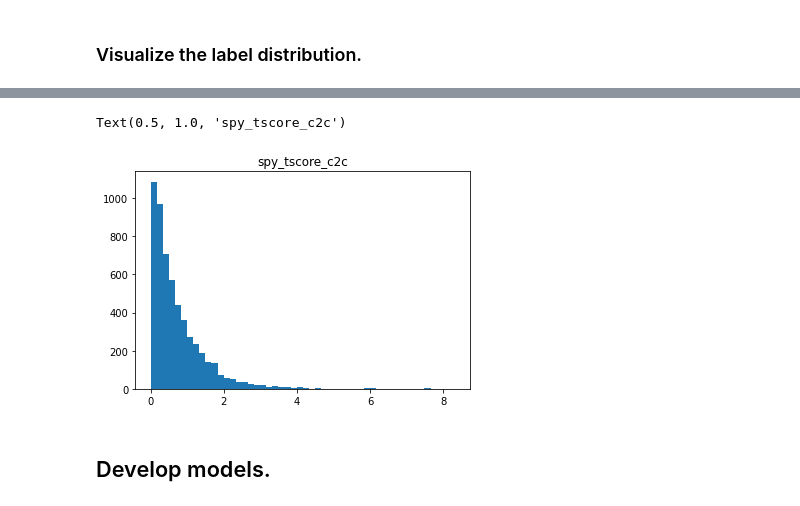
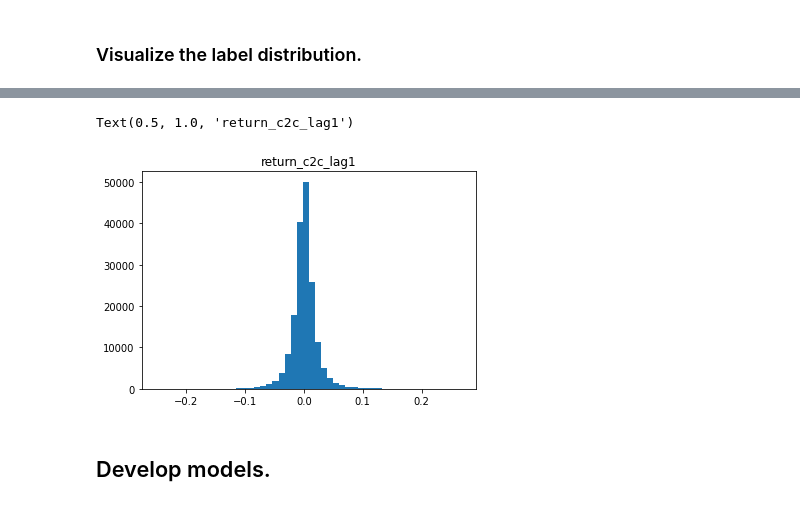
Before and after one commit to lioneltayyd/MADS-CAP, a Jupyter notebook: source/notebooks/build_ml_regression.ipynb, the cells around one changed output, grey strips where cells are left out. Saved outputs shown, nothing was run; the diff lists cells and outputs as text; code cells hidden in the pictures.

```diff
--- a/source/notebooks/build_ml_regression.ipynb
+++ b/source/notebooks/build_ml_regression.ipynb
@@ -54,7 +56,7 @@ clear_output()
 # %% [markdown]
 ## Load ticker data.
 # %%
-filepath = os.path.join(DIR_DATASET_CONSOLIDATED, "consolidated_feature.csv")
+filepath = os.path.join(DIR_DATASET_CONSOLIDATED, "consolidated_feature.parquet")
 df_feature = pd.read_parquet(filepath)
 
 # Preview.
@@ -91,11 +82,12 @@ Name: spy_mktmv_c2c, dtype: float64
 # %%
-colname = "spy_tscore_c2c"
+ret_lag = 1
+colname = f"return_c2c_lag{ret_lag}"
 
-plt.hist(x=df_tickers[colname], bins=50)
+plt.hist(x=df_feature[colname], bins=50)
 plt.title(colname)
 # %% [output]
-Text(0.5, 1.0, 'spy_tscore_c2c')
+Text(0.5, 1.0, 'return_c2c_lag1')
-[figure, old version]
+[figure, new version]
 # %% [markdown]
 ## Develop models.
 # %% [markdown]
```
Also changed, not shown: parts of 10 cells of this notebook, 10 other files.
